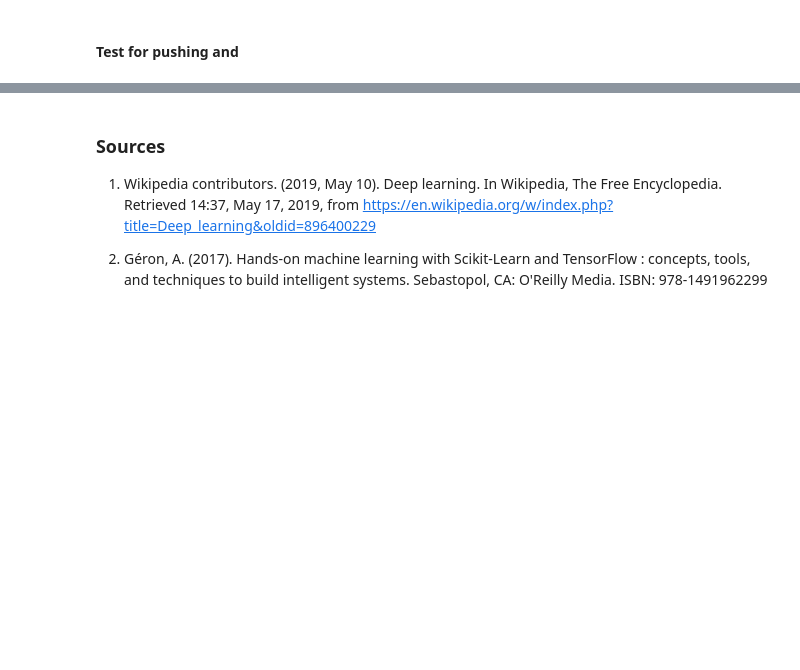
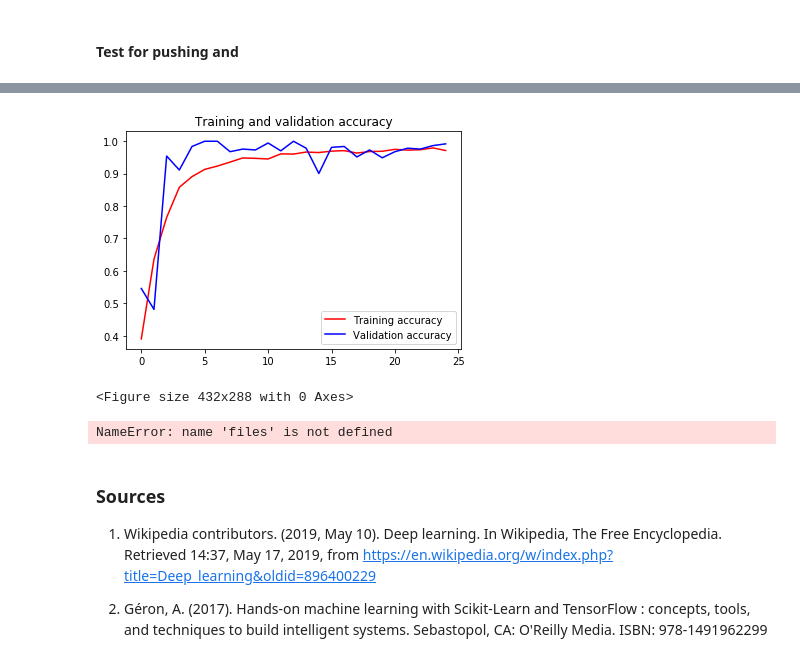
Before and after one commit to deaththeberry/NeuralNetworkProject, a Jupyter notebook: Deep Learning - Morphology classification of galaxies .ipynb, the cells around one changed output, grey strips where cells are left out. Drawn from its saved outputs; the diff is of its cells as text; code cells hidden in the pictures; blank space fills up the shorter version.

```diff
--- a/Deep Learning - Morphology classification of galaxies .ipynb
+++ b/Deep Learning - Morphology classification of galaxies .ipynb
@@ -66,0 +138,12 @@ Result: 42
+# %%
+train_generator = training_datagen.flow_from_directory(
+    TRAINING_DIR,
+    target_size=(150,150),
+    class_mode='categorical'
+)
+
+validation_generator = validation_datagen.flow_from_directory(
+    VALIDATION_DIR,
+    target_size=(150,150),
+    class_mode='categorical'
+)
@@ -66,0 +185,8 @@ Result: 42
+# %%
+model.summary()
+
+model.compile(loss = 'categorical_crossentropy', optimizer='rmsprop', metrics=['accuracy'])
+
+history = model.fit_generator(train_generator, epochs=25, validation_data = validation_generator, verbose = 1)
+
+model.save("rps.h5")
@@ -67,3 +211,41 @@ Result: 42
+# %%
+acc = history.history['acc']
+val_acc = history.history['val_acc']
+loss = history.history['loss']
+val_loss = history.history['val_loss']
+
+epochs = range(len(acc))
+
+plt.plot(epochs, acc, 'r', label='Training accuracy')
+plt.plot(epochs, val_acc, 'b', label='Validation accuracy')
+plt.title('Training and validation accuracy')
+plt.legend(loc=0)
+plt.figure()
+
+
+plt.show()
+# %% [output]
+[figure, added]
+<Figure size 432x288 with 0 Axes>
+# %%
+# Change uploaded and loop because this is not on colab we have to just upload the images that we want to test! Maybe in
+# a different folder in the repository
+uploaded = files.upload()
+
+for fn in uploaded.keys():
+
+  # predicting images
+  path = fn
+  img = image.load_img(path, target_size=(150, 150))
+  x = image.img_to_array(img)
+  x = np.expand_dims(x, axis=0)
+
+  images = np.vstack([x])
+  classes = model.predict(images, batch_size=10)
+  print(fn)
+  print(classes)
+# %% [output]
+NameError: name 'files' is not defined
 # %% [markdown]
 ### Sources
 
```
Also changed, not shown: parts of 9 cells of this notebook.
